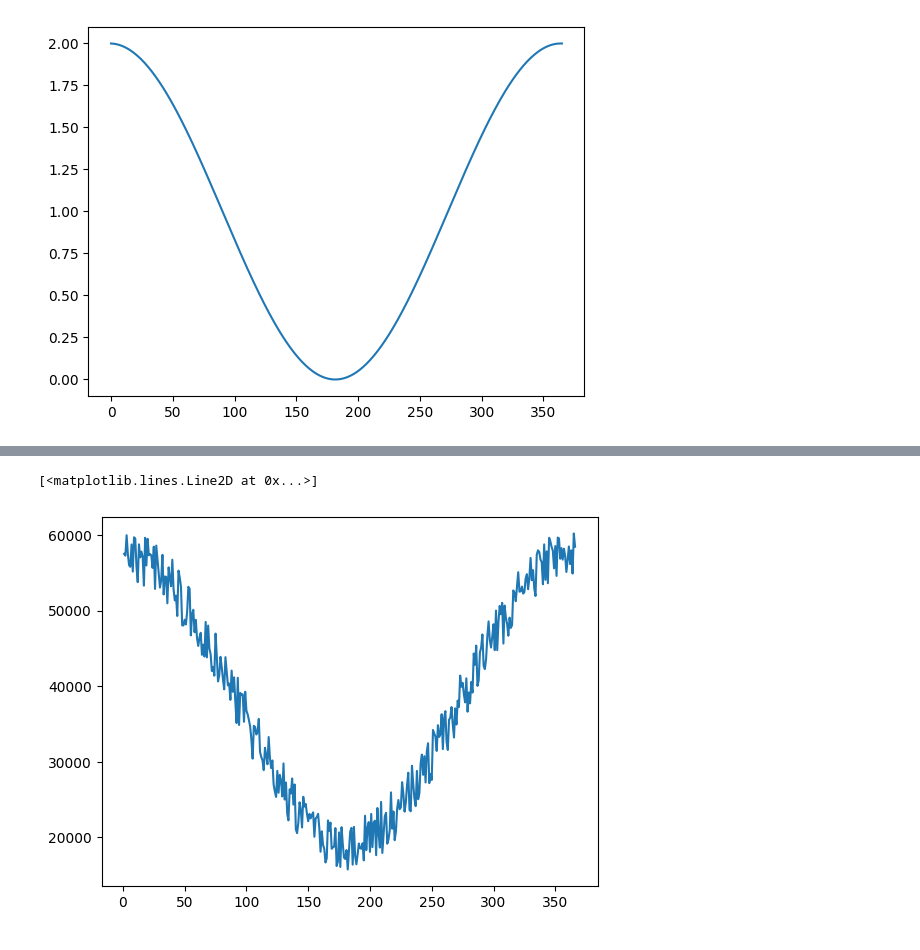
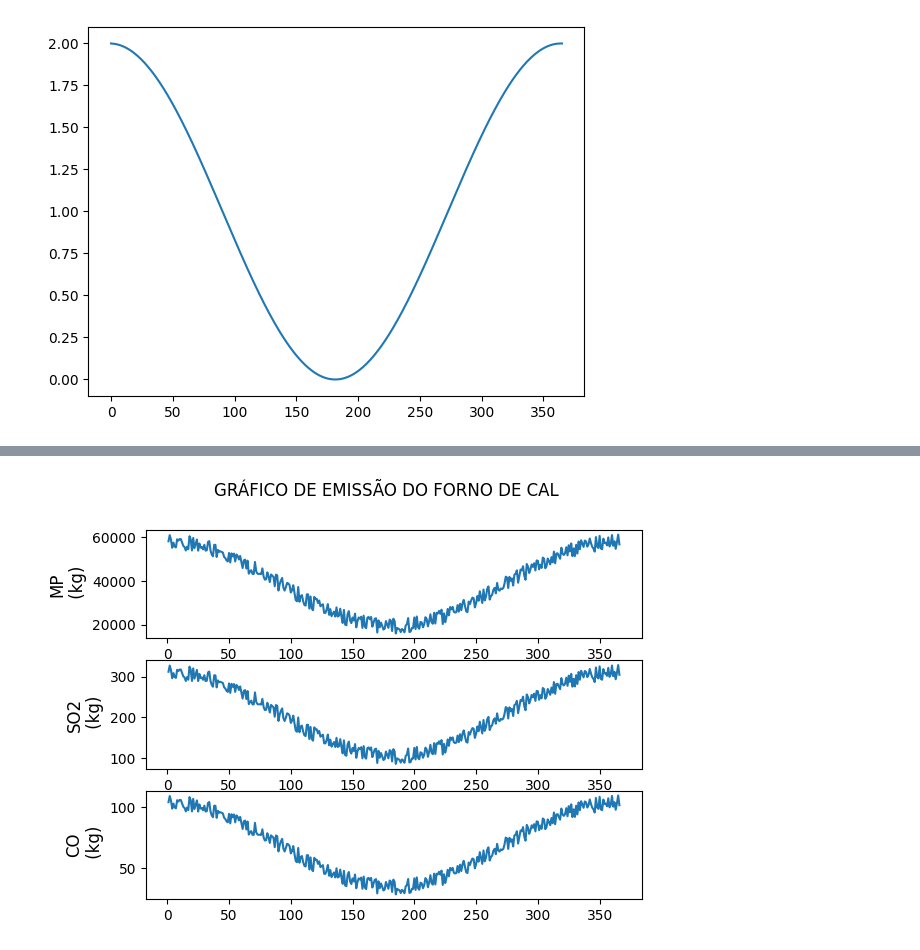
Before and after one commit to Bianca-bonetti/controledepoluicaoatm, a Jupyter notebook: Atividade01_01.ipynb, the cells around one changed output, grey strips where cells are left out. Cells and saved outputs as stored; diff of their text form; code cells hidden in the pictures.

```diff
--- a/Atividade01_01.ipynb
+++ b/Atividade01_01.ipynb
@@ -185,6 +185,9 @@ print(df['aleatorioSazonal'].mean()*365)
 # %%
-df['Lime Kiln_MP'] = df['aleatorioSazonal']*28.0
-plt.plot(df['Dia do Ano'], df['Lime Kiln_MP'])
+
+fig,ax= plt.subplots(3)
+fig.suptitle('GRÁFICO DE EMISSÃO DO FORNO DE CAL')
+for ii in range (1,4):
+    ax[ii-1].plot(df['Dia do Ano'], df['aleatorioSazonal']*fe.iloc[5,ii])
+    ax[ii-1].set_ylabel(fe.columns[ii]+'\n (kg)', fontsize = 12)
 # %% [output]
-[<matplotlib.lines.Line2D at 0x...>]
-[figure, old version]
+[figure, new version]
```
Also changed, not shown: parts of 3 cells of this notebook.
